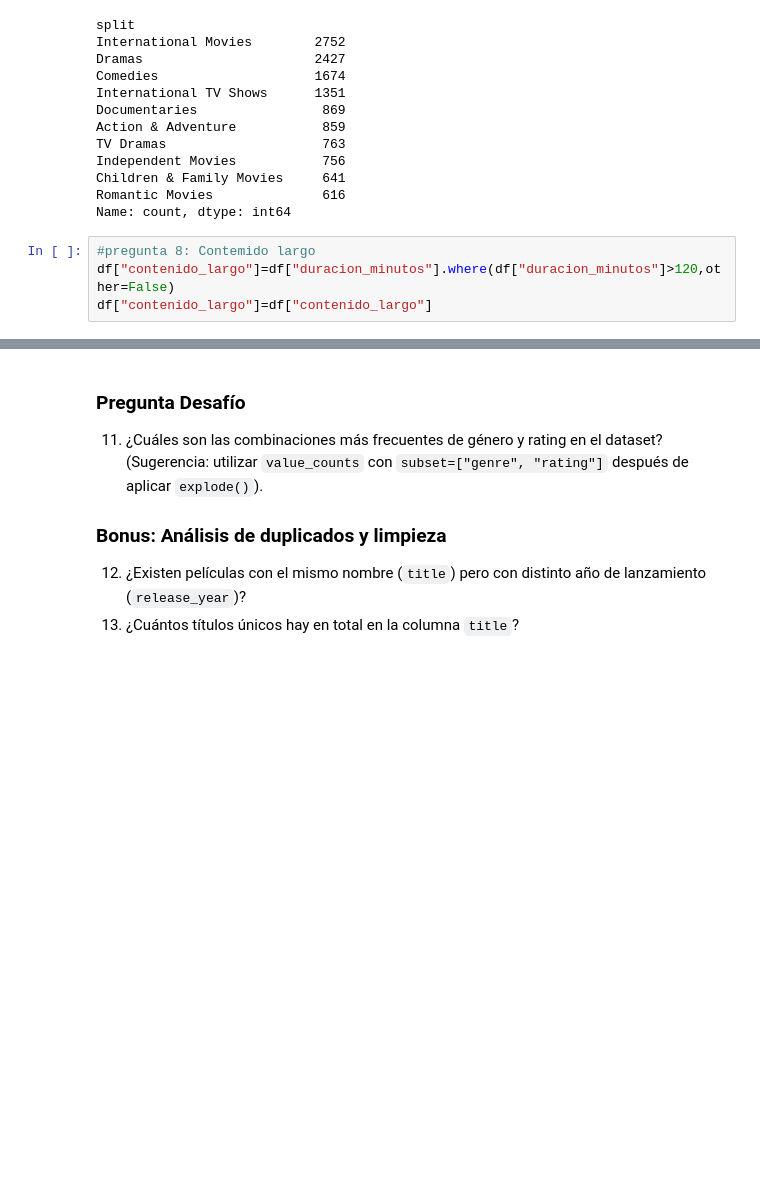
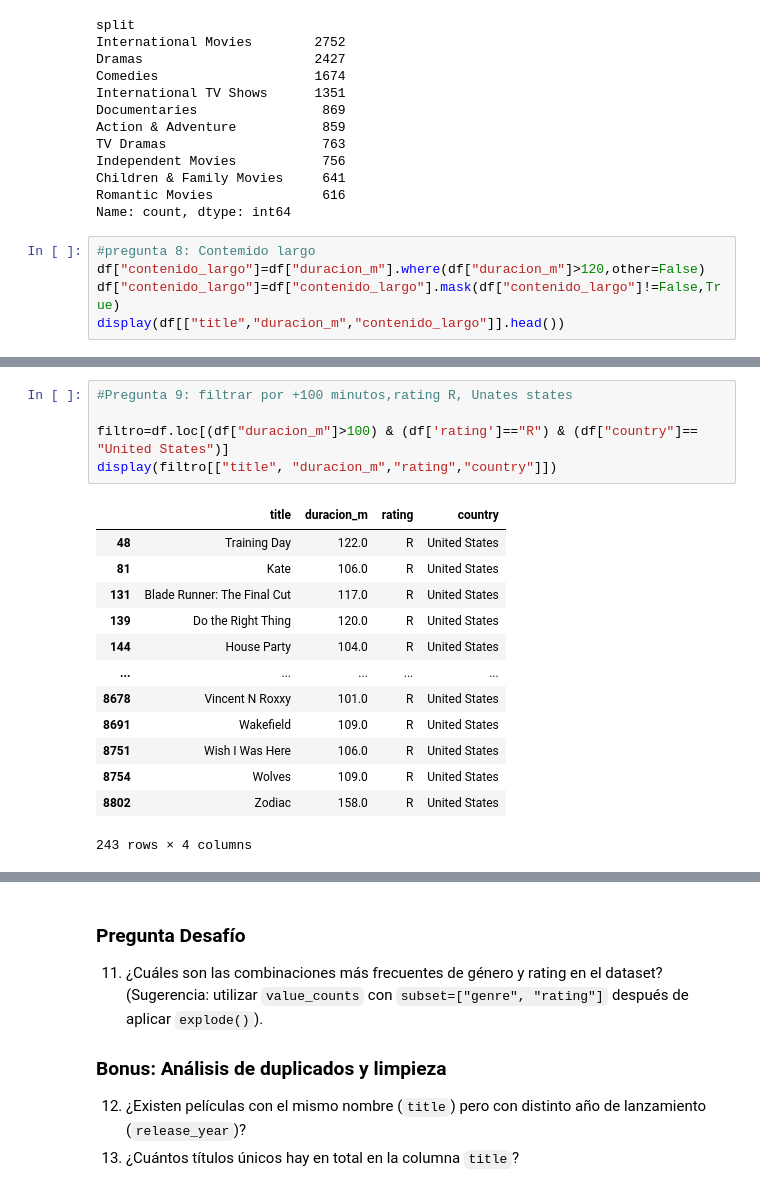
Before and after one commit to baitiarecorvalan/MAT281-Entregables, a Jupyter notebook: docs/codes/labs/lab_03.ipynb, the cells around one changed output, grey strips where cells are left out. Cells and saved outputs as stored; diff of their text form; blank space fills up the shorter version.

```diff
--- a/docs/codes/labs/lab_03.ipynb
+++ b/docs/codes/labs/lab_03.ipynb
@@ -184,5 +184,6 @@ Romantic Movies              616
 Name: count, dtype: int64
 # %%
 #pregunta 8: Contemido largo
-df["contenido_largo"]=df["duracion_minutos"].where(df["duracion_minutos"]>120,other=False)
-df["contenido_largo"]=df["contenido_largo"]
+df["contenido_largo"]=df["duracion_m"].where(df["duracion_m"]>120,other=False)
+df["contenido_largo"]=df["contenido_largo"].mask(df["contenido_largo"]!=False,True)
+display(df[["title","duracion_m","contenido_largo"]].head())
@@ -188,0 +197,19 @@ df["contenido_largo"]=df["contenido_largo"]
+# %%
+#Pregunta 9: filtrar por +100 minutos,rating R, Unates states
+
+filtro=df.loc[(df["duracion_m"]>100) & (df['rating']=="R") & (df["country"]== "United States")]
+display(filtro[["title", "duracion_m","rating","country"]])
+# %% [output]
+|  | title | duracion_m | rating | country |
+| 48 | Training Day | 122.0 | R | United States |
+| 81 | Kate | 106.0 | R | United States |
+| 131 | Blade Runner: The Final Cut | 117.0 | R | United States |
+| 139 | Do the Right Thing | 120.0 | R | United States |
+| 144 | House Party | 104.0 | R | United States |
+| ... | ... | ... | ... | ... |
+| 8678 | Vincent N Roxxy | 101.0 | R | United States |
+| 8691 | Wakefield | 109.0 | R | United States |
+| 8751 | Wish I Was Here | 106.0 | R | United States |
+| 8754 | Wolves | 109.0 | R | United States |
+| 8802 | Zodiac | 158.0 | R | United States |
+243 rows × 4 columns
```
Also changed, not shown: parts of 9 cells of this notebook.
